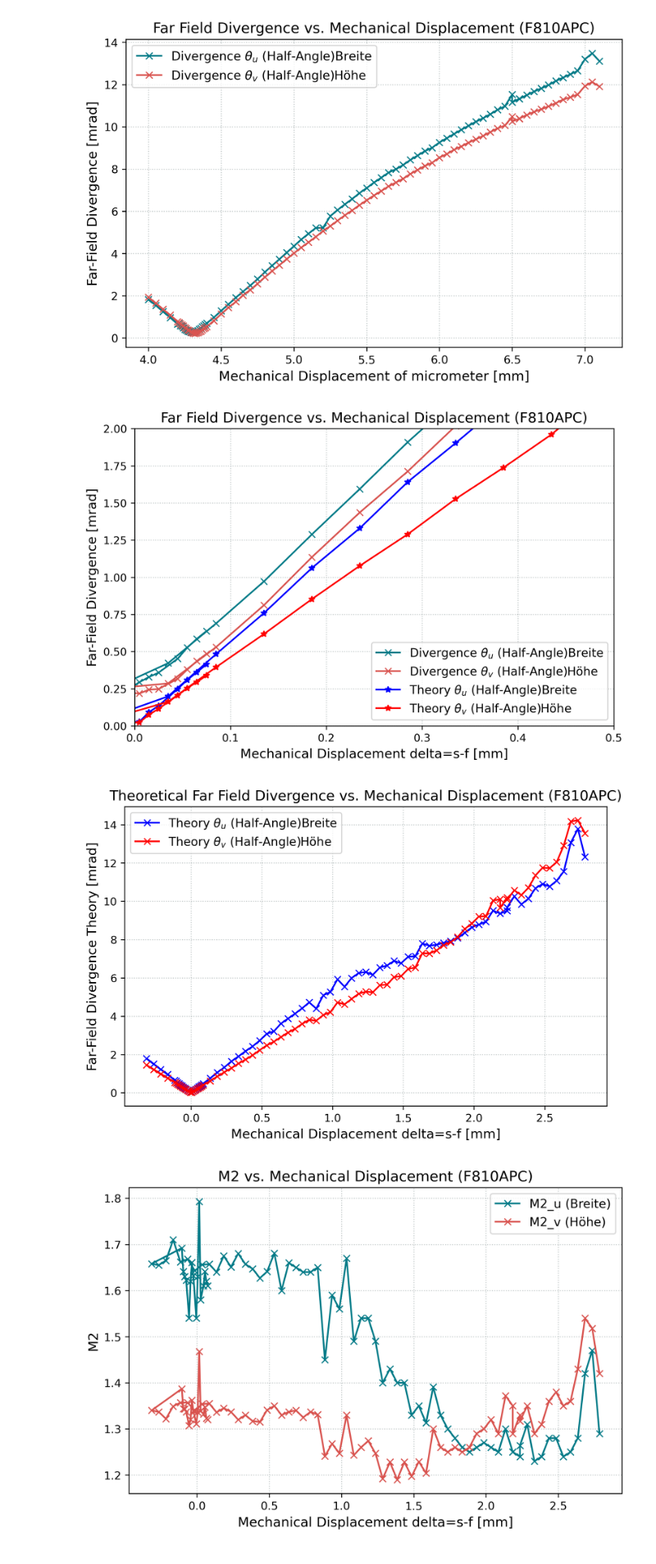
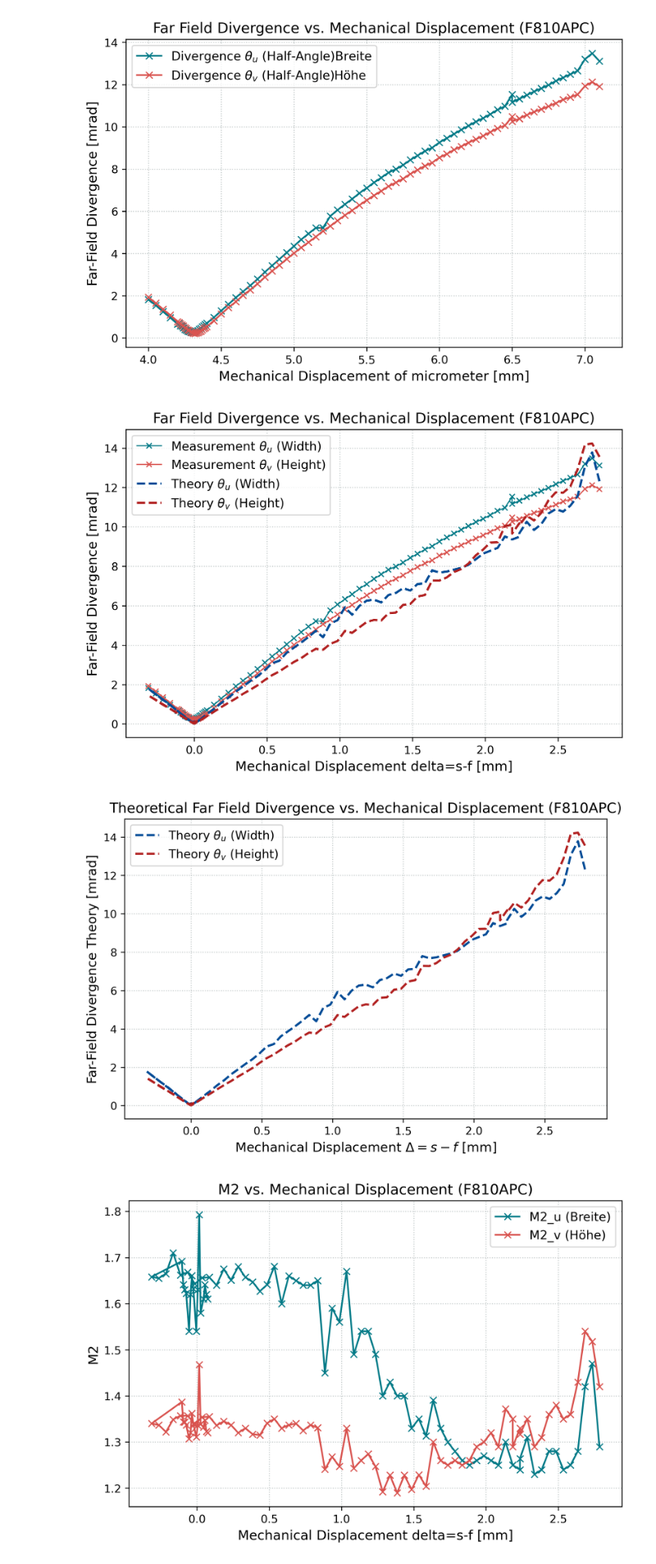
Before and after one commit to CodeTurtleT/lasercom-divergence-control, a Jupyter notebook: m2_1308.ipynb, the cells around one changed output. Shown at 82% size. Drawn from its saved outputs; the diff is of its cells as text; code cells hidden in the pictures.

```diff
--- a/m2_1308.ipynb
+++ b/m2_1308.ipynb
@@ -90,44 +90,46 @@ zR_u = data[:, 3]
 theta_v = data[:, 4]
 M2_v = data[:, 5]
 zR_v = data[:, 6]
 
 def theta(M2, delta):
     zR_fiber = (np.pi * w0**2) / lam*M2
     return M2*lam/(np.pi*w0*f) *np.sqrt(delta**2 + zR_fiber**2)
 # Plot erstellen
 plt.figure(figsize=(8, 5))
-plt.plot(delta, theta_u, '-x', label=r'Divergence $\theta_u$ (Half-Angle)Breite', color='#007A87')
-plt.plot(delta, theta_v, '-x', label=r'Divergence $\theta_v$ (Half-Angle)Höhe', color='#D9534F')
-plt.plot(delta, theta(M2_u, delta), '-*', label=r'Theory $\theta_u$ (Half-Angle)Breite', color='blue')
-plt.plot(delta, theta(M2_v, delta), '-*', label=r'Theory $\theta_v$ (Half-Angle)Höhe', color='red')
+plt.plot(delta, theta_u, '-x', color='#007A87', linewidth=1, markersize=5, label=r'Measurement $\theta_u$ (Width)')
+plt.plot(delta, theta_v, '-x', color='#D9534F', linewidth=1, markersize=5, label=r'Measurement $\theta_v$ (Height)')
+plt.plot(delta, theta(M2_u, delta), '--', color='#004C97', linewidth=2, label=r'Theory $\theta_u$ (Width)')
+plt.plot(delta, theta(M2_v, delta), '--', color='#B22222', linewidth=2, label=r'Theory $\theta_v$ (Height)')
 
 # Achsenbeschriftungen machen das Labor-Leben leichter
 plt.xlabel(r"Mechanical Displacement delta=s-f [mm]")
 plt.ylabel(r"Far-Field Divergence [mrad]")
-plt.xlim(0, 0.5)
-plt.ylim(0, 2)
+#plt.xlim(0, 0.5)
+#plt.ylim(0, 2)
 plt.title('Far Field Divergence vs. Mechanical Displacement (F810APC)')
 plt.legend()
 #plt.savefig("/Users/trinity/Desktop/bachelor.thesis/ba_plots/measurements/setup/divergence_vs_mechanival_displacement.pdf")
 
 plt.show()
 #theta= M2 wave/ w*pi
 
 #theory:
 #theta(s-f)
 
 plt.figure(figsize=(8, 5))
-plt.plot(delta, theta(M2_u, delta), '-x', label=r'Theory $\theta_u$ (Half-Angle)Breite', color='blue')
-plt.plot(delta, theta(M2_v, delta), '-x', label=r'Theory $\theta_v$ (Half-Angle)Höhe', color='red')
 
-plt.xlabel(r"Mechanical Displacement delta=s-f [mm]")
+plt.plot(delta, theta(M2_u, delta), '--', color='#004C97', linewidth=2, label=r'Theory $\theta_u$ (Width)')
+plt.plot(delta, theta(M2_v, delta), '--', color='#B22222', linewidth=2, label=r'Theory $\theta_v$ (Height)')
+
+
+plt.xlabel(r"Mechanical Displacement $\Delta = s - f$ [mm]")
 plt.ylabel(r"Far-Field Divergence Theory [mrad]")
 plt.title('Theoretical Far Field Divergence vs. Mechanical Displacement (F810APC)')
 plt.legend()
 plt.show()
 # %% [output]
-[figure, old version]
+[figure, new version]
-[figure, old version]
+[figure, new version]
 # %%
 #m2 plot
 data = np.genfromtxt(
```
